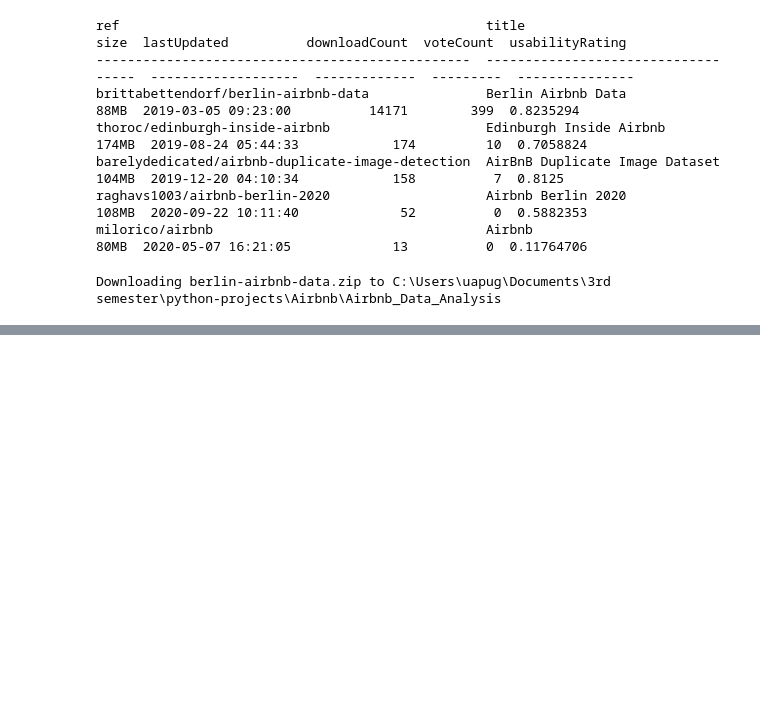
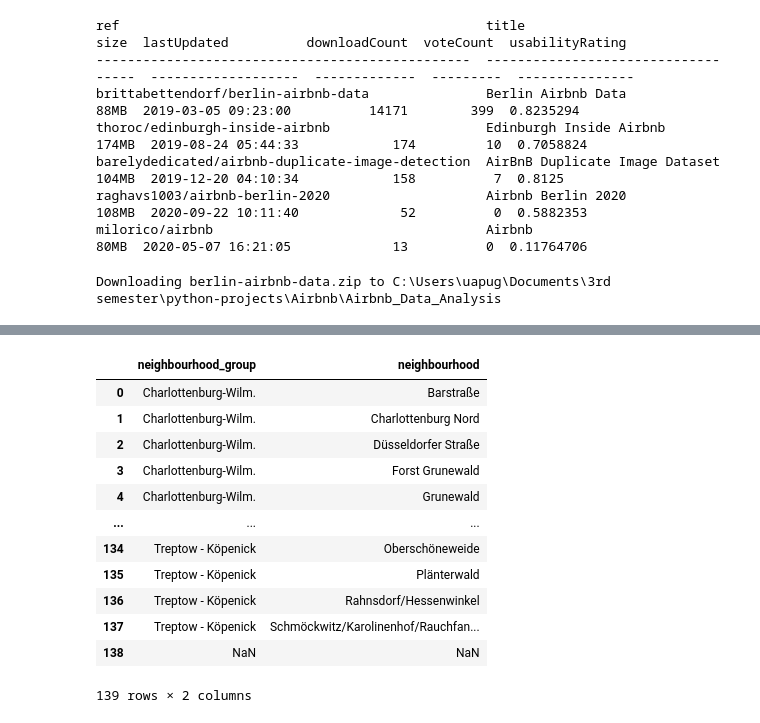
Before and after one commit to mikepuzzo/Airbnb_Data_Analysis, a Jupyter notebook: Airbnb_Data_Analysis.ipynb, the cells around one changed output, grey strips where cells are left out. Saved outputs shown, nothing was run; the diff lists cells and outputs as text; code cells hidden in the pictures; blank space fills up the shorter version.

```diff
--- a/Airbnb_Data_Analysis.ipynb
+++ b/Airbnb_Data_Analysis.ipynb
@@ -68,0 +69,17 @@ from pyspark.sql import SparkSession
+# %%
+df_n = pd.read_csv("neighbourhoods.csv")
+df_n
+# %% [output]
+|  | neighbourhood_group | neighbourhood |
+| 0 | Charlottenburg-Wilm. | Barstraße |
+| 1 | Charlottenburg-Wilm. | Charlottenburg Nord |
+| 2 | Charlottenburg-Wilm. | Düsseldorfer Straße |
+| 3 | Charlottenburg-Wilm. | Forst Grunewald |
+| 4 | Charlottenburg-Wilm. | Grunewald |
+| ... | ... | ... |
+| 134 | Treptow - Köpenick | Oberschöneweide |
+| 135 | Treptow - Köpenick | Plänterwald |
+| 136 | Treptow - Köpenick | Rahnsdorf/Hessenwinkel |
+| 137 | Treptow - Köpenick | Schmöckwitz/Karolinenhof/Rauchfan... |
+| 138 | NaN | NaN |
+139 rows × 2 columns
```
Also changed, not shown: parts of 12 cells of this notebook.
